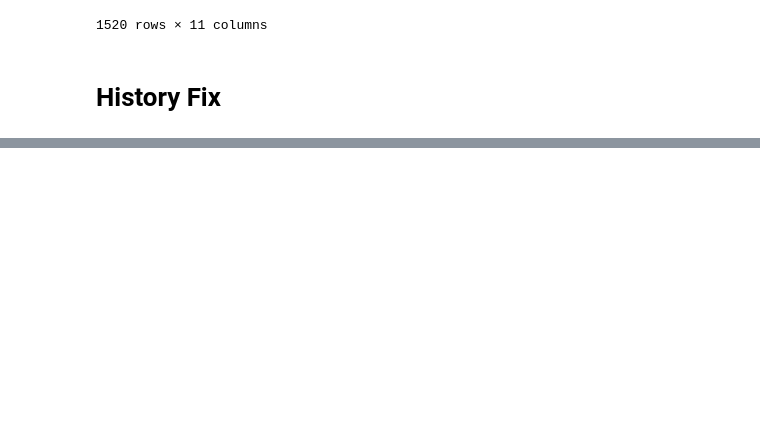
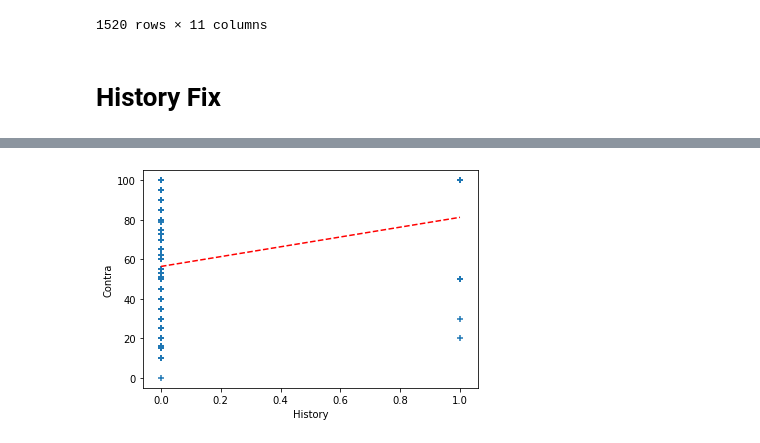
Before and after one commit to Kikumu/Datamining, a Jupyter notebook: acw-tesing.ipynb, the cells around one changed output, grey strips where cells are left out. Cells and saved outputs as stored; diff of their text form; code cells hidden in the pictures; blank space fills up the shorter version.

```diff
--- a/acw-tesing.ipynb
+++ b/acw-tesing.ipynb
@@ -1096,0 +1176,10 @@ df2
+# %%
+plt.scatter(df1.History, df1.Contra, marker = "+")
+plt.plot([0, 1], [np.mean(df1.query('History == 0').Contra), np.mean(df1.query('History == 1').Contra)], 'r--')
+plt.ylabel("Contra")
+plt.xlabel("History")
+plt.show()
+
+##more likely to have history of heart disease if contra s high
+# %% [output]
+[figure, added]
```
Also changed, not shown: parts of 66 cells of this notebook.
